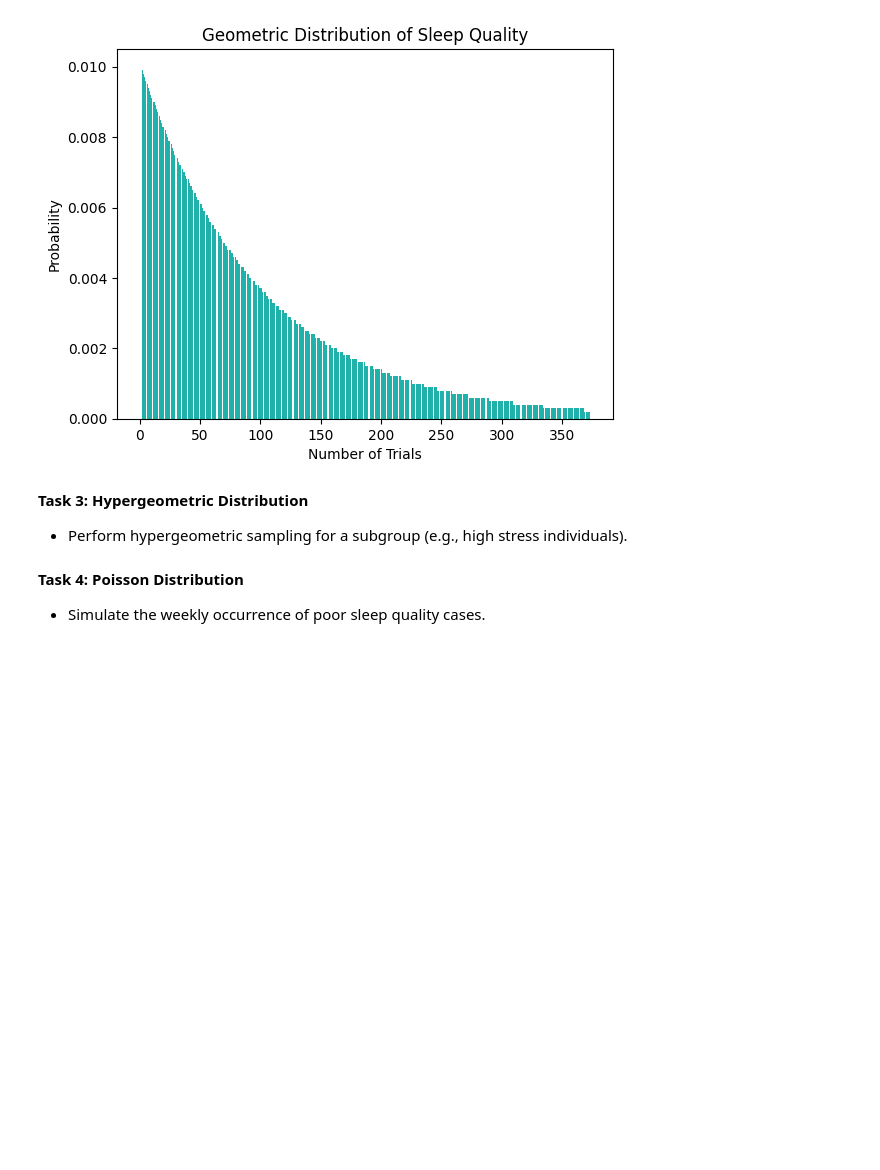
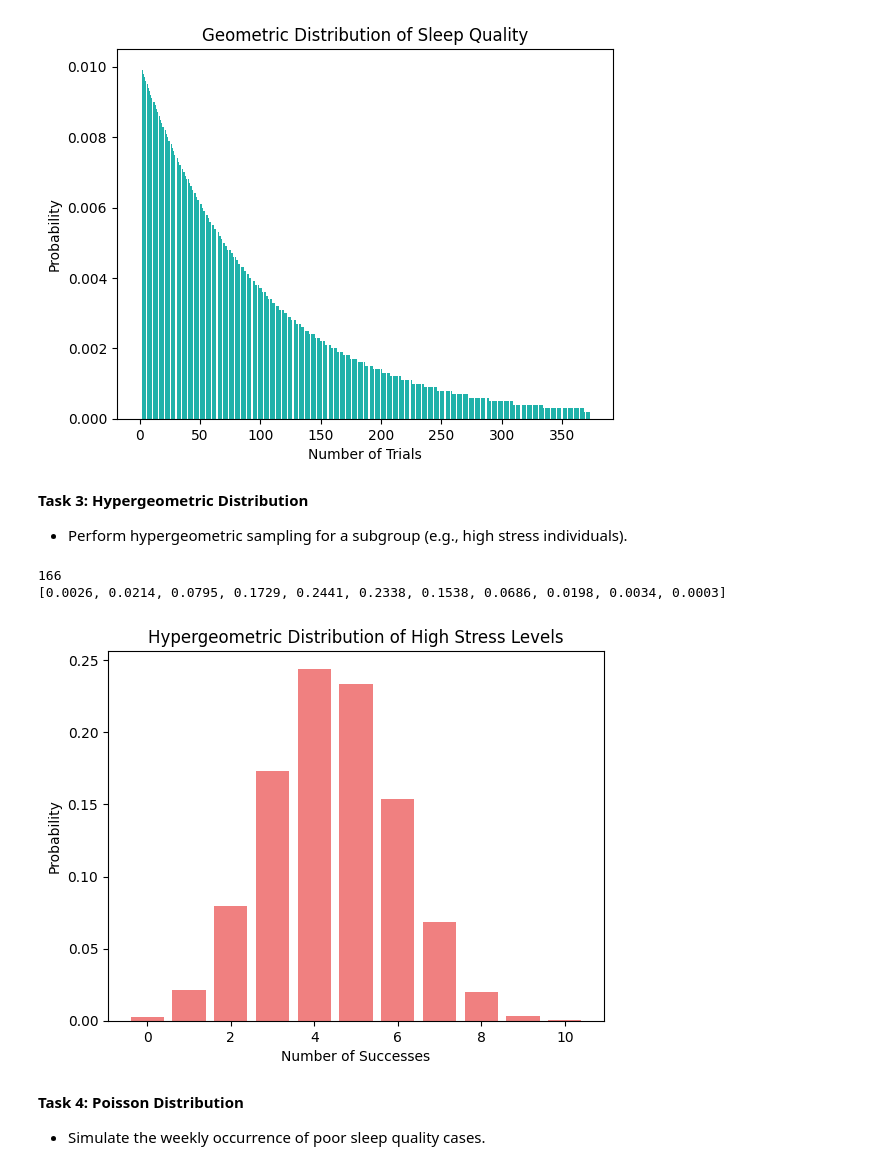
Before and after one commit to emochivo/Probability-in-Medical-Diagnostics-and-Sleep-Analysis, a Jupyter notebook: EE_381_AI_assignment.ipynb, the cells around one changed output. Drawn from its saved outputs; the diff is of its cells as text; code cells hidden in the pictures; blank space fills up the shorter version.

```diff
--- a/EE_381_AI_assignment.ipynb
+++ b/EE_381_AI_assignment.ipynb
@@ -122,3 +120,31 @@ plt.show()
+# %%
+# Your Implementation Here
+
+N = len(df)
+n = 10
+K = 0
+
+# Find the total number of people with high stress levels
+# -- I assume that high stress levels >= 6
+for i in range(N):
+    if df.loc[i,'Stress Level'] >= 6:
+        K += 1
+
+# Find the hypergeometric distribution of high stress levels
+hypergeom_dist = []
+for i in range(n+1):
+    hypergeom_dist.append(round(hypergeom.pmf(i, N, K, n), 4))
+
+# Plot the hypergeometric distribution of high stress levels
+plt.bar(range(n+1), hypergeom_dist, color='lightcoral')
+plt.title('Hypergeometric Distribution of High Stress Levels')
+plt.xlabel('Number of Successes')
+plt.ylabel('Probability')
+plt.show()
+# %% [output]
+166
+[0.0026, 0.0214, 0.0795, 0.1729, 0.2441, 0.2338, 0.1538, 0.0686, 0.0198, 0.0034, 0.0003]
+[figure, added]
 # %% [markdown]
 **Task 4: Poisson Distribution**
 - Simulate the weekly occurrence of poor sleep quality cases.
```
Also changed, not shown: parts of 3 cells of this notebook.
